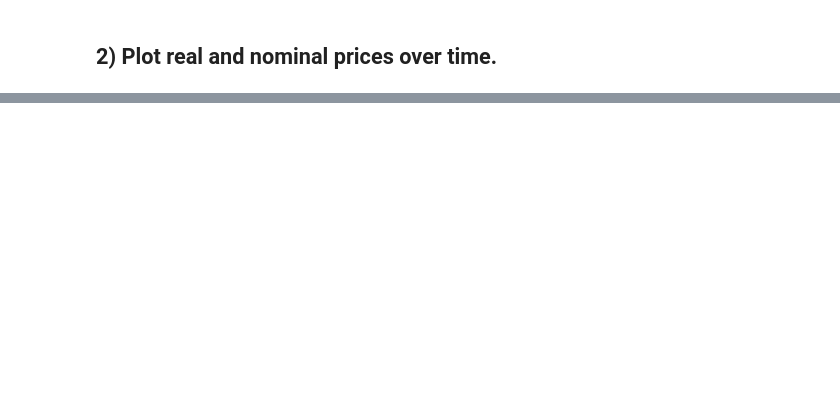
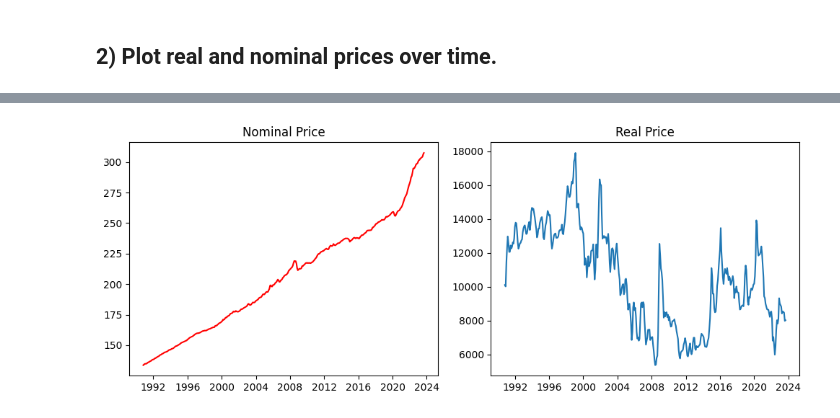
Before and after one commit to giordanovitale/Time-Series-Assignments, a Jupyter notebook: Assignment 3/Assignment3.ipynb, the cells around one changed output, grey strips where cells are left out. Cells and saved outputs as stored; diff of their text form; code cells hidden in the pictures; blank space fills up the shorter version.

```diff
--- a/Assignment 3/Assignment3.ipynb
+++ b/Assignment 3/Assignment3.ipynb
@@ -66,0 +69,12 @@ plt.grid()
+# %%
+fig, ax = plt.subplots(ncols=2, nrows=1, figsize=(10,4))
+ax[0].plot(gasoline['Time'], gasoline['Nominal_Price'], color='red')
+ax[0].set_title('Nominal Price')
+
+ax[1].plot(gasoline['Time'], gasoline['Real_Price'])
+ax[1].set_title('Real Price')
+
+plt.tight_layout()
+plt.show()
+# %% [output]
+[figure, added]
```
Also changed, not shown: parts of 8 cells of this notebook, 1 other file.
